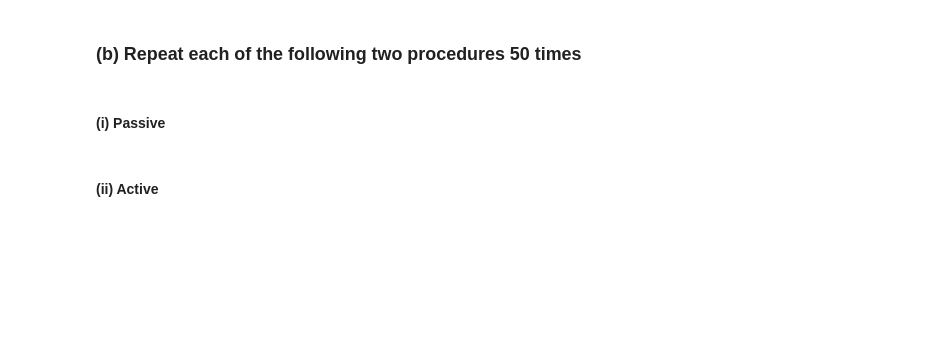
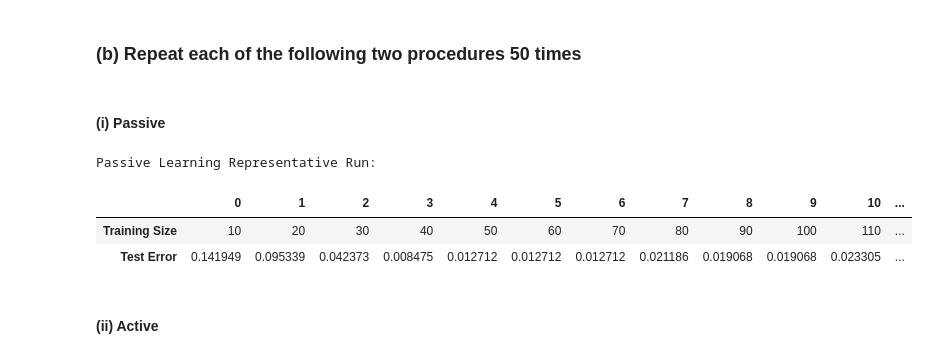
Before and after one commit to gblombach/DSCI-552_Homework_8, a Jupyter notebook: HW8/notebooks/Blombach_George_HW8.ipynb, the cells around one changed output. Saved outputs shown, nothing was run; the diff lists cells and outputs as text; code cells hidden in the pictures; blank space fills up the shorter version.

```diff
--- a/HW8/notebooks/Blombach_George_HW8.ipynb
+++ b/HW8/notebooks/Blombach_George_HW8.ipynb
@@ -394,3 +358,12 @@ Mean ± Standard Deviation Comparison Over 2 Monte Carlo Runs:
 ## 2. Active Learning Using Support Vector Machines
 # %% [markdown]
 ### (a) Download the banknote authentication Data Set
+# %%
+banknote_data = pd.read_csv("../data/data_banknote_authentication.txt", header = None, names=["variance", "skewness", "curtosis", "entropy", "class"])
+#banknote_data.head()
+X = banknote_data.drop(columns="class")
+y = banknote_data["class"]
+X_train, X_test, y_train, y_test = train_test_split(X, y, test_size=472, random_state=333)
+
+print("Training observations:", len(X_train))
+print("Testing observations:", len(X_test))
@@ -398,5 +374,42 @@ Mean ± Standard Deviation Comparison Over 2 Monte Carlo Runs:
 ### (b) Repeat each of the following two procedures 50 times
 # %% [markdown]
 #### (i) Passive
+# %%
+# function for passive learning
+def passive_learning(X_train, y_train, X_test, y_test, C_grid, random_state):
+    rng = np.random.default_rng(random_state)
+    y_array = y_train.to_numpy()
+    class_0 = np.where(y_array == 0)[0]
+    class_1 = np.where(y_array == 1)[0]
+    # use 5 observations from each class in initial observation, so both classes have enough observations for 5-fold CR
+    initial_pool = np.concatenate([rng.choice(class_0, size=5, replace=False), rng.choice(class_1, size=5, replace=False)])
+    rng.shuffle(initial_pool)
+    remaining = np.setdiff1d(np.arange(len(X_train)), initial_pool)  # randomly order remaining items after removing initial ones
+    rng.shuffle(remaining)
+    acquisition_order = np.concatenate([initial_pool, remaining ])
+    errors = []
+    for pool_size in range(10, 901, 10):
+        pool_idx = acquisition_order[:pool_size]
+        X_pool = X_train.iloc[pool_idx]
+        y_pool = y_train.iloc[pool_idx]
+        model = Pipeline([("scaler", StandardScaler()), ("svm", LinearSVC(penalty="l1",loss="squared_hinge", dual=False, max_iter=100000, random_state=random_state))])
+        cv = StratifiedKFold(n_splits=5, shuffle=True, random_state=random_state)
+        grid = GridSearchCV(estimator=model, param_grid={"svm__C": C_grid}, scoring="accuracy", cv=cv, n_jobs=-1)
+        grid.fit(X_pool, y_pool)
+        test_error = 1 - grid.score(X_test, y_test)
+        errors.append(test_error)
+    return errors
+# %%
+# execute passive learning and display
+C_grid = np.logspace(-3, 6, 20)
+passive_run = passive_learning(X_train=X_train, y_train=y_train, X_test=X_test, y_test=y_test, C_grid=C_grid, random_state=333)
+passive_results = pd.DataFrame([np.arange(10, 901, 10), passive_run],index=["Training Size", "Test Error"])
+print("Passive Learning Representative Run:")
+display(passive_results.style.format("{:.6f}", subset=pd.IndexSlice["Test Error", :]).format("{:.0f}", subset=pd.IndexSlice["Training Size", :]))
+# %% [output]
+Passive Learning Representative Run:
+|  | 0 | 1 | 2 | 3 | 4 | 5 | 6 | 7 | 8 | 9 | 10 | ... |
+| Training Size | 10 | 20 | 30 | 40 | 50 | 60 | 70 | 80 | 90 | 100 | 110 | ... |
+| Test Error | 0.141949 | 0.095339 | 0.042373 | 0.008475 | 0.012712 | 0.012712 | 0.012712 | 0.021186 | 0.019068 | 0.019068 | 0.023305 | ... |
 # %% [markdown]
 #### (ii) Active
```
Also changed, not shown: parts of 17 cells of this notebook.
